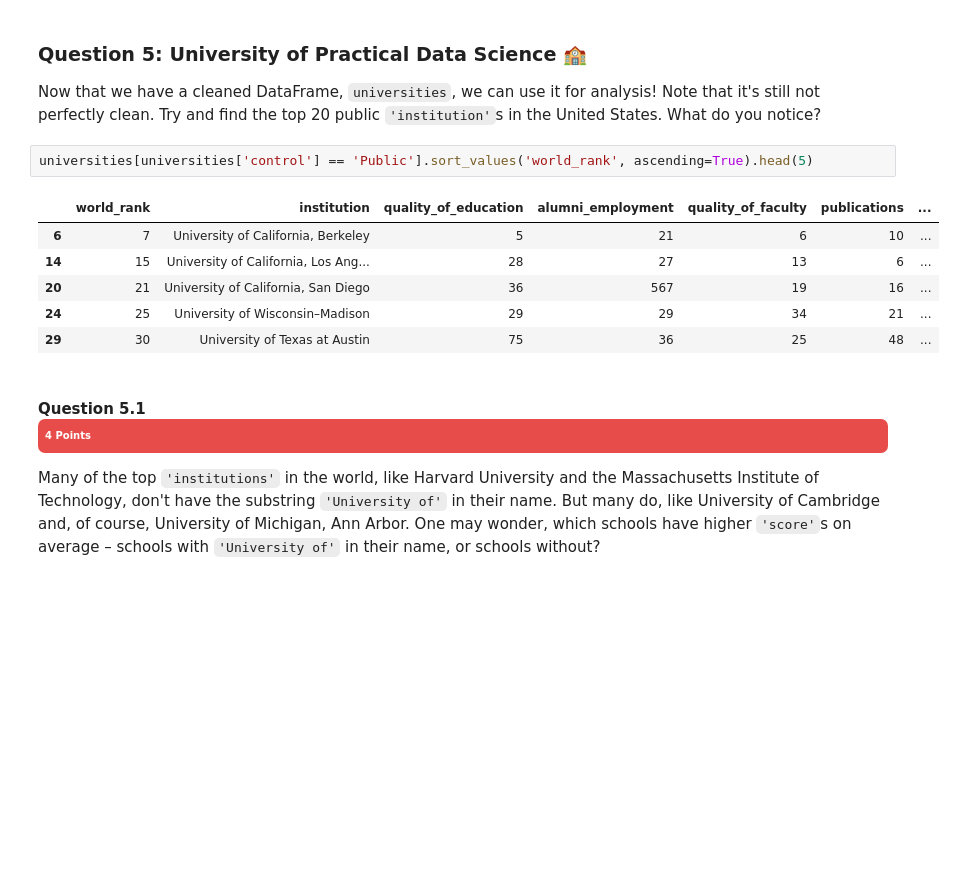
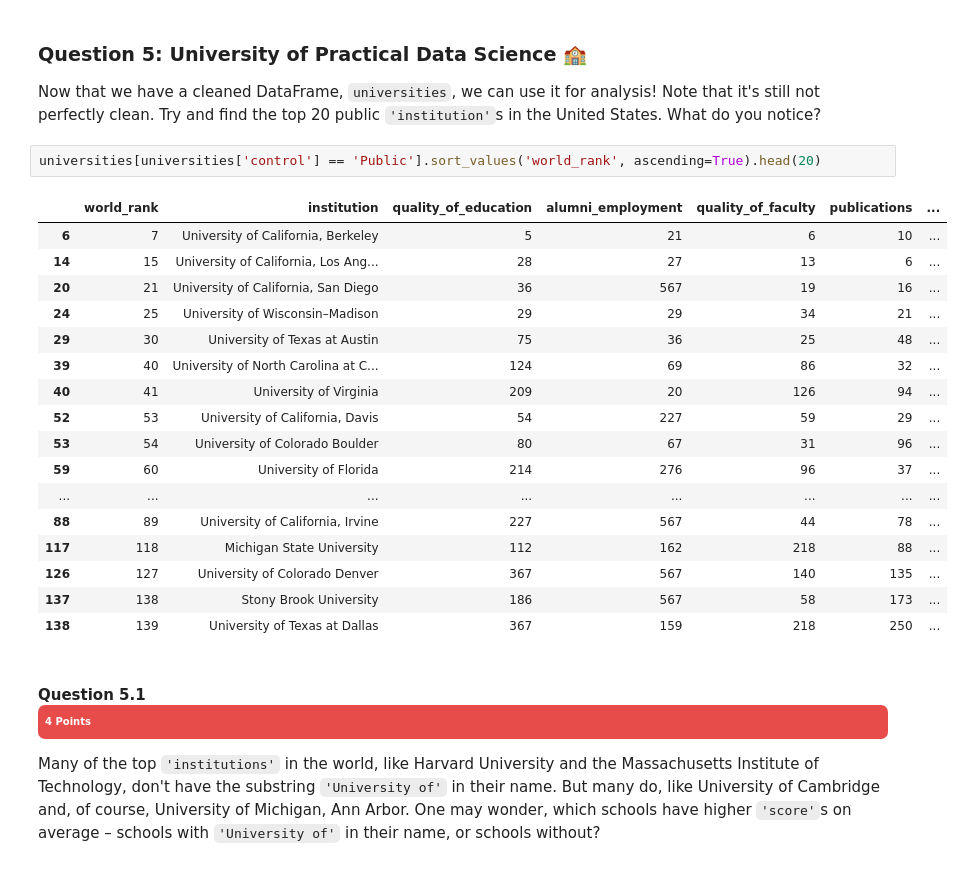
Before and after one commit to omin23/fa24, a Jupyter notebook: homeworks/hw04/hw04.ipynb, the cells around one changed output. Saved outputs shown, nothing was run; the diff lists cells and outputs as text; blank space fills up the shorter version.

```diff
--- a/homeworks/hw04/hw04.ipynb
+++ b/homeworks/hw04/hw04.ipynb
@@ -705,14 +684,25 @@ universities.head()
 
 Now that we have a cleaned DataFrame, `universities`, we can use it for analysis! Note that it's still not perfectly clean. Try and find the top 20 public `'institution'`s in the United States. What do you notice?
 # %%
-universities[universities['control'] == 'Public'].sort_values('world_rank', ascending=True).head(5)
+universities[universities['control'] == 'Public'].sort_values('world_rank', ascending=True).head(20)
 # %% [output]
 |  | world_rank | institution | quality_of_education | alumni_employment | quality_of_faculty | publications | ... |
 | 6 | 7 | University of California, Berkeley | 5 | 21 | 6 | 10 | ... |
 | 14 | 15 | University of California, Los Ang... | 28 | 27 | 13 | 6 | ... |
 | 20 | 21 | University of California, San Diego | 36 | 567 | 19 | 16 | ... |
 | 24 | 25 | University of Wisconsin–Madison | 29 | 29 | 34 | 21 | ... |
 | 29 | 30 | University of Texas at Austin | 75 | 36 | 25 | 48 | ... |
+| 39 | 40 | University of North Carolina at C... | 124 | 69 | 86 | 32 | ... |
+| 40 | 41 | University of Virginia | 209 | 20 | 126 | 94 | ... |
+| 52 | 53 | University of California, Davis | 54 | 227 | 59 | 29 | ... |
+| 53 | 54 | University of Colorado Boulder | 80 | 67 | 31 | 96 | ... |
+| 59 | 60 | University of Florida | 214 | 276 | 96 | 37 | ... |
+| ... | ... | ... | ... | ... | ... | ... | ... |
+| 88 | 89 | University of California, Irvine | 227 | 567 | 44 | 78 | ... |
+| 117 | 118 | Michigan State University | 112 | 162 | 218 | 88 | ... |
+| 126 | 127 | University of Colorado Denver | 367 | 567 | 140 | 135 | ... |
+| 137 | 138 | Stony Brook University | 186 | 567 | 58 | 173 | ... |
+| 138 | 139 | University of Texas at Dallas | 367 | 159 | 218 | 250 | ... |
 # %% [markdown]
 #### Question 5.1 <div style="display:inline-block; vertical-align: middle; padding:7px 7px; font-size:10px; font-weight:light; color:white; background-color:#e84c4a; border-radius:7px; text-align:left;">4 Points</div>
 
```
Also changed, not shown: parts of 13 cells of this notebook, 2 other files.
